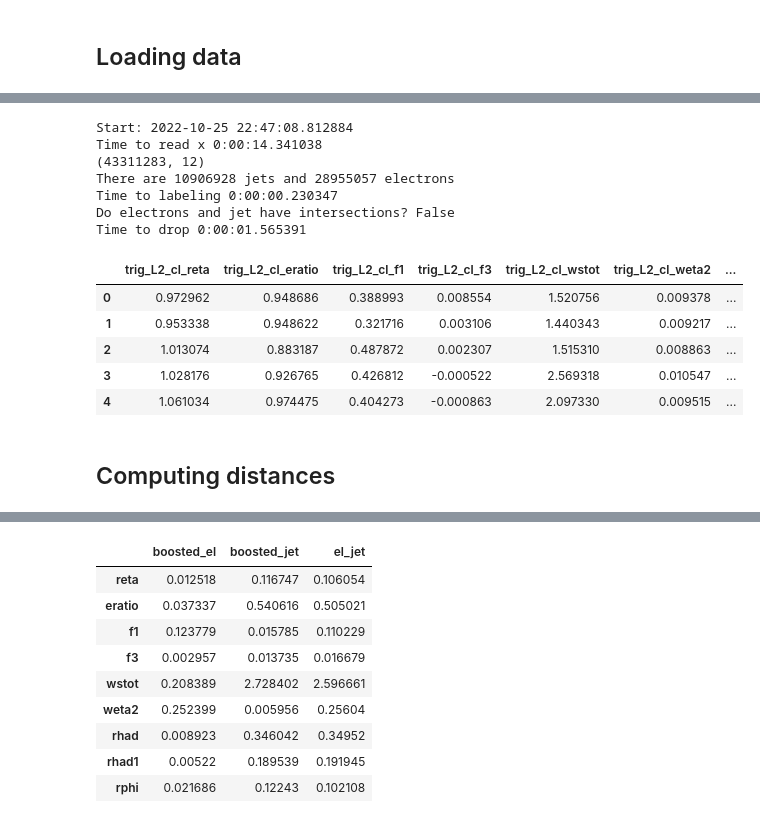
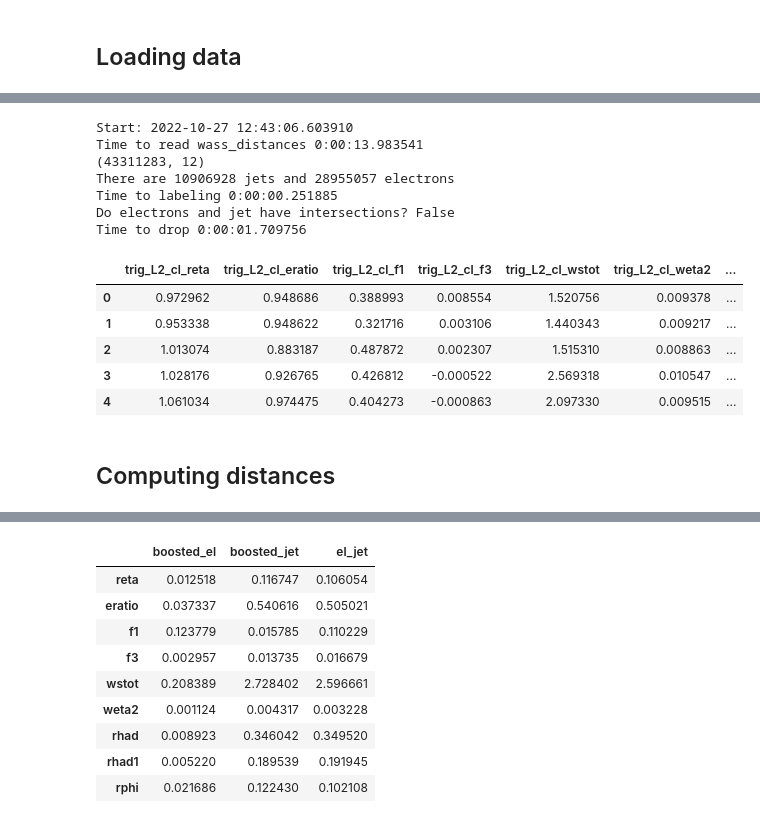
Before and after one commit to lucasbanunes/ringer, a Jupyter notebook: wasserstein_selection.ipynb, the cells around one changed output, grey strips where cells are left out. Drawn from its saved outputs; the diff is of its cells as text; code cells hidden in the pictures.

```diff
--- a/wasserstein_selection.ipynb
+++ b/wasserstein_selection.ipynb
@@ -23,7 +32,7 @@ boosted_path = os.path.join(datapath,
 ## Loading data
 # %%
 basepath = os.path.join('..', '..')
-datapath = os.path.join(basepath, 'x')
+datapath = os.path.join(basepath, 'data')
 var_infos = pd.read_csv(var_info_path, index_col=0, dtype=VAR_INFOS_DTYPES)
 is_ss = var_infos['type'] == 'shower_shape'
 shower_shapes_names =  var_infos.loc[is_ss, 'name'].to_list()
@@ -31,6 +40,7 @@ shower_shapes_cols = var_infos.loc[is_ss & (~var_infos['l2calo'].isnull()), 'l2c
 shower_shapes_cols += var_infos.loc[is_ss & (var_infos['l2calo'].isnull()), 'offline'].to_list()
 shower_shapes = dict(zip(shower_shapes_names, shower_shapes_cols))
 print(f'Selected shower shapes {", " .join(shower_shapes_cols)}')
+var_infos.set_index('name', inplace=True)
 var_infos
 # %% [output]
 Selected shower shapes trig_L2_cl_reta, trig_L2_cl_eratio, trig_L2_cl_f1, trig_L2_cl_f3, trig_L2_cl_wstot, trig_L2_cl_weta2, el_rhad, el_rhad1, el_rphi
@@ -66,7 +77,7 @@ print(f'Start: {start_time}')
 add_cols = ['target', 'el_lhmedium', 'el_lhvloose']
 collision_data = pd.read_parquet(collision_path, columns=shower_shapes_cols + add_cols)
 read_time = datetime.now()
-print(f'Time to read x {read_time-start_time}')
+print(f'Time to read wass_distances {read_time-start_time}')
 print(collision_data.shape)
 jet_label = get_jet_label(collision_data, 'el_lhvloose')
 el_label = get_electron_label(collision_data, 'el_lhmedium')
@@ -82,13 +93,13 @@ drop_time = datetime.now()
 print(f'Time to drop {drop_time-label_time}')
 el_data.head()
 # %% [output]
-Start: 2022-10-25 22:47:08.812884
-Time to read x 0:00:14.341038
+Start: 2022-10-27 12:43:06.603910
+Time to read wass_distances 0:00:13.983541
 (43311283, 12)
 There are 10906928 jets and 28955057 electrons
-Time to labeling 0:00:00.230347
+Time to labeling 0:00:00.251885
 Do electrons and jet have intersections? False
-Time to drop 0:00:01.565391
+Time to drop 0:00:01.709756
 |  | trig_L2_cl_reta | trig_L2_cl_eratio | trig_L2_cl_f1 | trig_L2_cl_f3 | trig_L2_cl_wstot | trig_L2_cl_weta2 | ... |
 | 0 | 0.972962 | 0.948686 | 0.388993 | 0.008554 | 1.520756 | 0.009378 | ... |
 | 1 | 0.953338 | 0.948622 | 0.321716 | 0.003106 | 1.440343 | 0.009217 | ... |
@@ -106,7 +117,7 @@ data = {
 # %%
 ss_filters = {
     'f3': lambda x: x,
-    'weta2': lambda x: x[x <= 99],
+    'weta2': lambda x: x[x < 98],
     'reta': lambda x: x,
     'wstot': lambda x: x[x != -9999],
     'eratio': lambda x: x[x < 98],
@@ -116,18 +127,20 @@ ss_filters = {
     'rhad1': lambda x:x
 }
 # %%
-data_combinations = combinations(data.keys(), 2)
-combinations_str = [f'{left}_{right}' for left, right in combinations(data.keys(), 2)]
-wass_distances = pd.DataFrame(index=shower_shapes, columns=combinations_str)
-for ss_name, ss_col in shower_shapes.items():
-    if ss_name != 'weta2':
-        continue
-    for left, right in combinations(data.keys(), 2):
-        logger.info(f'{ss_name}: computing wasserstein_distance({left}, {right})')
-        filter = ss_filters[ss_name]
-        left_data = ss_filters[ss_name](data[left][ss_col])
-        right_data = ss_filters[ss_name](data[right][ss_col])
-        wass_distances.loc[ss_name, f'{left}_{right}'] = wasserstein_distance(left_data, right_data)
-wass_distances.to_csv(os.path.join(datapath, 'wass_distances_v2.csv'))
+out_filepath = os.path.join(datapath, 'wass_distances.csv')
+if os.path.exists(out_filepath):
+    wass_distances = pd.read_csv(out_filepath, index_col=0)
+else:
+    data_combinations = combinations(data.keys(), 2)
+    combinations_str = [f'{left}_{right}' for left, right in combinations(data.keys(), 2)]
+    wass_distances = pd.DataFrame(index=shower_shapes, columns=combinations_str)
+    for ss_name, ss_col in shower_shapes.items():
+        for left, right in combinations(data.keys(), 2):
+            logger.info(f'{ss_name}: computing wasserstein_distance({left}, {right})')
+            filter = ss_filters[ss_name]
+            left_data = ss_filters[ss_name](data[left][ss_col])
+            right_data = ss_filters[ss_name](data[right][ss_col])
+            wass_distances.loc[ss_name, f'{left}_{right}'] = wasserstein_distance(left_data, right_data)
+    wass_distances.to_csv(out_filepath)
 wass_distances
 # %% [output]
@@ -137,10 +147,10 @@ wass_distances
 |  | boosted_el | boosted_jet | el_jet |
 | reta | 0.012518 | 0.116747 | 0.106054 |
 | eratio | 0.037337 | 0.540616 | 0.505021 |
 | f1 | 0.123779 | 0.015785 | 0.110229 |
 | f3 | 0.002957 | 0.013735 | 0.016679 |
 | wstot | 0.208389 | 2.728402 | 2.596661 |
-| weta2 | 0.252399 | 0.005956 | 0.25604 |
-| rhad | 0.008923 | 0.346042 | 0.34952 |
-| rhad1 | 0.00522 | 0.189539 | 0.191945 |
-| rphi | 0.021686 | 0.12243 | 0.102108 |
+| weta2 | 0.001124 | 0.004317 | 0.003228 |
+| rhad | 0.008923 | 0.346042 | 0.349520 |
+| rhad1 | 0.005220 | 0.189539 | 0.191945 |
+| rphi | 0.021686 | 0.122430 | 0.102108 |
```
Also changed, not shown: parts of 8 cells of this notebook.
